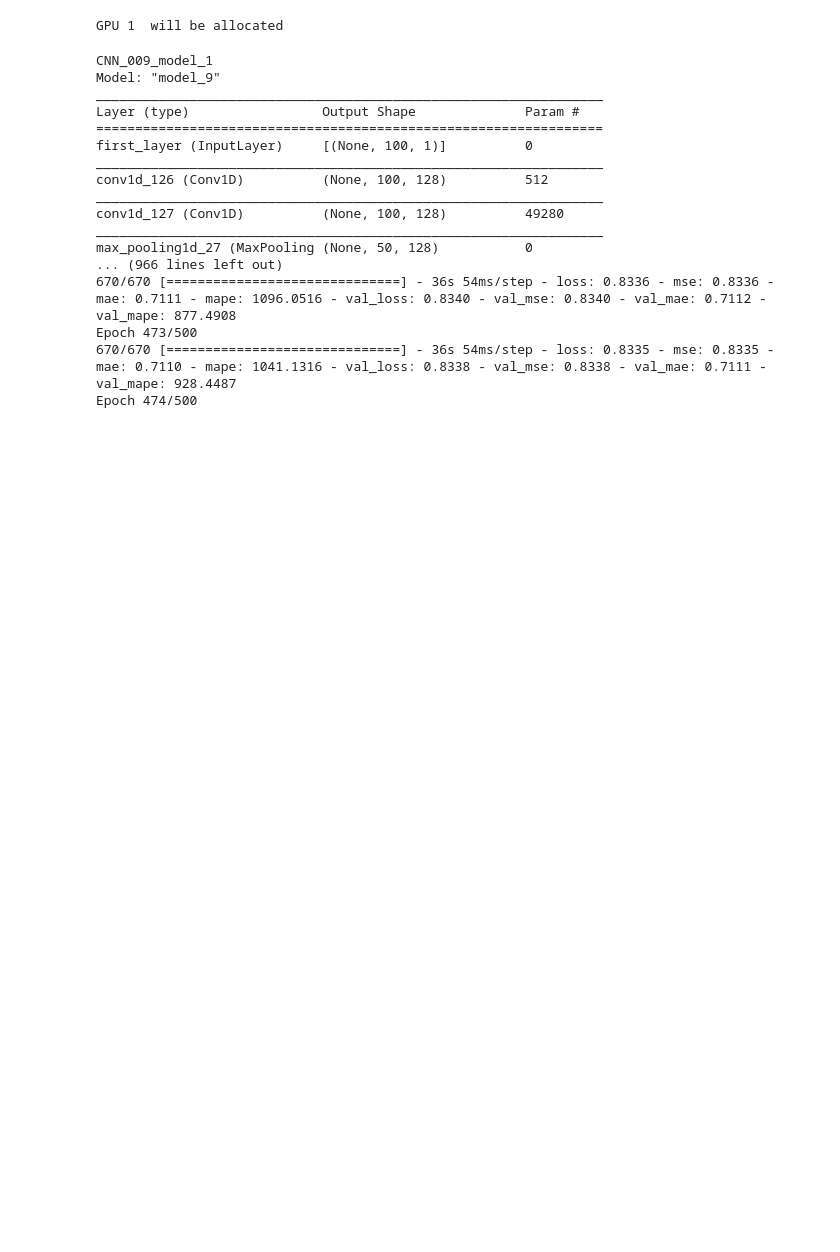
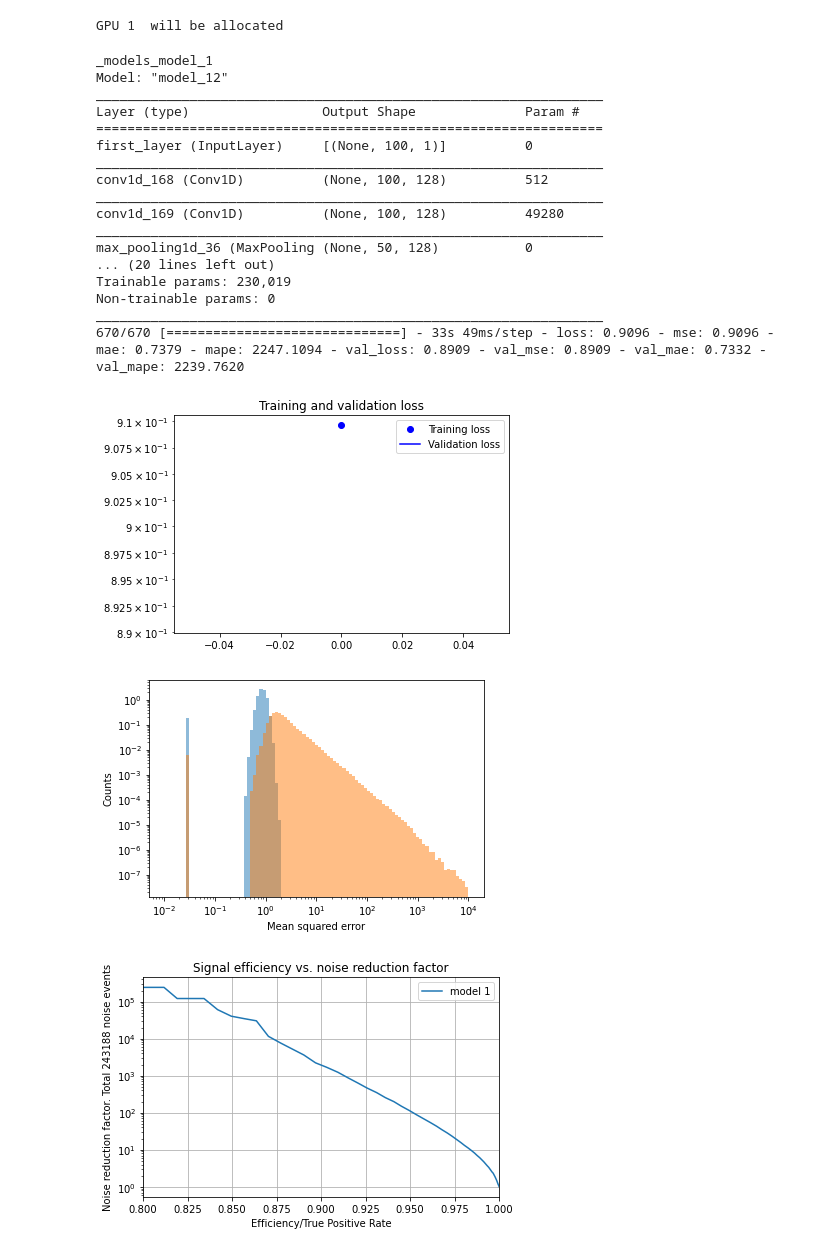
Before and after one commit to HansAlin/Autoencoder, a Jupyter notebook: Autoencoder_noise_rejection_CNN.ipynb, the cells around one changed output. Cells and saved outputs as stored; diff of their text form; code cells hidden in the pictures; blank space fills up the shorter version.

```diff
--- a/Autoencoder_noise_rejection_CNN.ipynb
+++ b/Autoencoder_noise_rejection_CNN.ipynb
@@ -818,7 +818,7 @@ kernels = [3]
 latent_spaces = [2]
 number_of_filters = [128]
 layers = [1,3,5]
-epochs = 500
+epochs = 1
 
 model_number = 1
 test_run = False
@@ -829,7 +829,7 @@ verbose = 1
 
 x_test, y_test, smask_test, signal, noise, std, mean = load_data(all_signals=all_signals)
 results = pd.DataFrame(columns=[ 'Model name', 'Epochs', 'Batch', 'Kernel', 'Learning rate', 'Signal ratio', 'False pos.', 'True pos.', 'Threshold value', 'Latent space', 'Number of filters', 'Flops', 'Layers', 'Noise reduction'])
-path = '/home/halin/Autoencoder/Models/CNN_009'
+path = '/home/halin/Autoencoder/Models/test_models'
 
 
 
@@ -841,40 +841,43 @@ for batch in batches:
           for filters in number_of_filters:
             for layer in layers:
               results.loc[model_number] = create_and_train_model(layers=layer,
                                                                model_number=model_number,
                                                               latent_space=latent_space,
                                                               test_run=test_run,
                                                               path=path,
                                                               signal=signal,
                                                               noise=noise,
                                                               verbose=verbose,
                                                               kernel=kernel,
                                                               epochs=epochs,
                                                               batch=batch,
                                                               learning_rate=learning_rate,
                                                               signal_ratio=signal_ratio,
                                                               plot=plot,
                                                               fpr=fpr,
                                                               number_of_filters=filters)
               model_number += 1
 
 
 results.to_csv(path + '/results.csv')
 # %% [output]
-CNN_009_model_1
-Model: "model_9"
+_models_model_1
+Model: "model_12"
 _________________________________________________________________
 Layer (type)                 Output Shape              Param #
 =================================================================
 first_layer (InputLayer)     [(None, 100, 1)]          0
 _________________________________________________________________
-conv1d_126 (Conv1D)          (None, 100, 128)          512
+conv1d_168 (Conv1D)          (None, 100, 128)          512
 _________________________________________________________________
-conv1d_127 (Conv1D)          (None, 100, 128)          49280
+conv1d_169 (Conv1D)          (None, 100, 128)          49280
 _________________________________________________________________
-max_pooling1d_27 (MaxPooling (None, 50, 128)           0
-... (966 lines left out)
-670/670 [==============================] - 36s 54ms/step - loss: 0.8336 - mse: 0.8336 - mae: 0.7111 - mape: 1096.0516 - val_loss: 0.8340 - val_mse: 0.8340 - val_mae: 0.7112 - val_mape: 877.4908
-Epoch 473/500
-670/670 [==============================] - 36s 54ms/step - loss: 0.8335 - mse: 0.8335 - mae: 0.7110 - mape: 1041.1316 - val_loss: 0.8338 - val_mse: 0.8338 - val_mae: 0.7111 - val_mape: 928.4487
-Epoch 474/500
+max_pooling1d_36 (MaxPooling (None, 50, 128)           0
+... (20 lines left out)
+Trainable params: 230,019
+Non-trainable params: 0
+_________________________________________________________________
+670/670 [==============================] - 33s 49ms/step - loss: 0.9096 - mse: 0.9096 - mae: 0.7379 - mape: 2247.1094 - val_loss: 0.8909 - val_mse: 0.8909 - val_mae: 0.7332 - val_mape: 2239.7620
+[figure, added]
+[figure, added]
+[figure, added]
```
Also changed, not shown: parts of 5 cells of this notebook, 2 other files.
